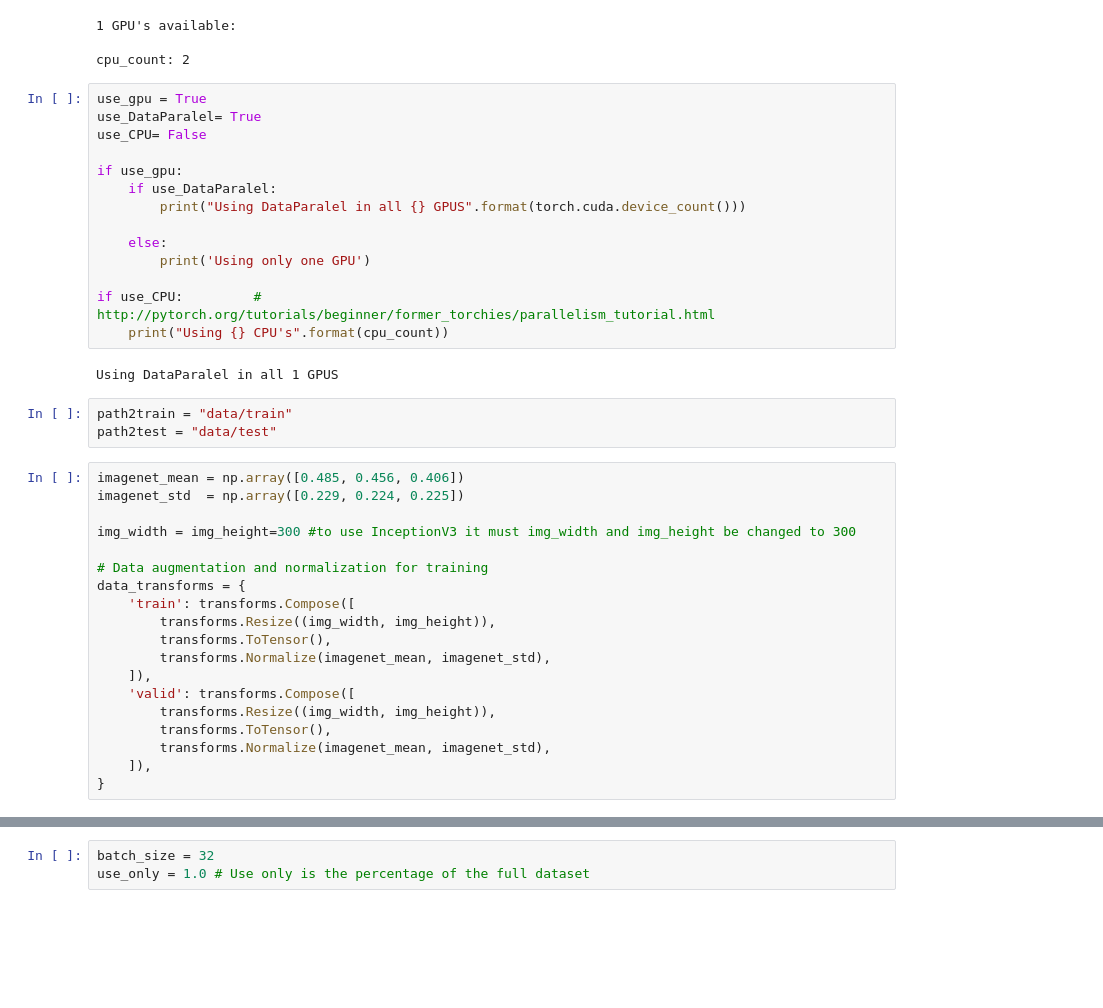
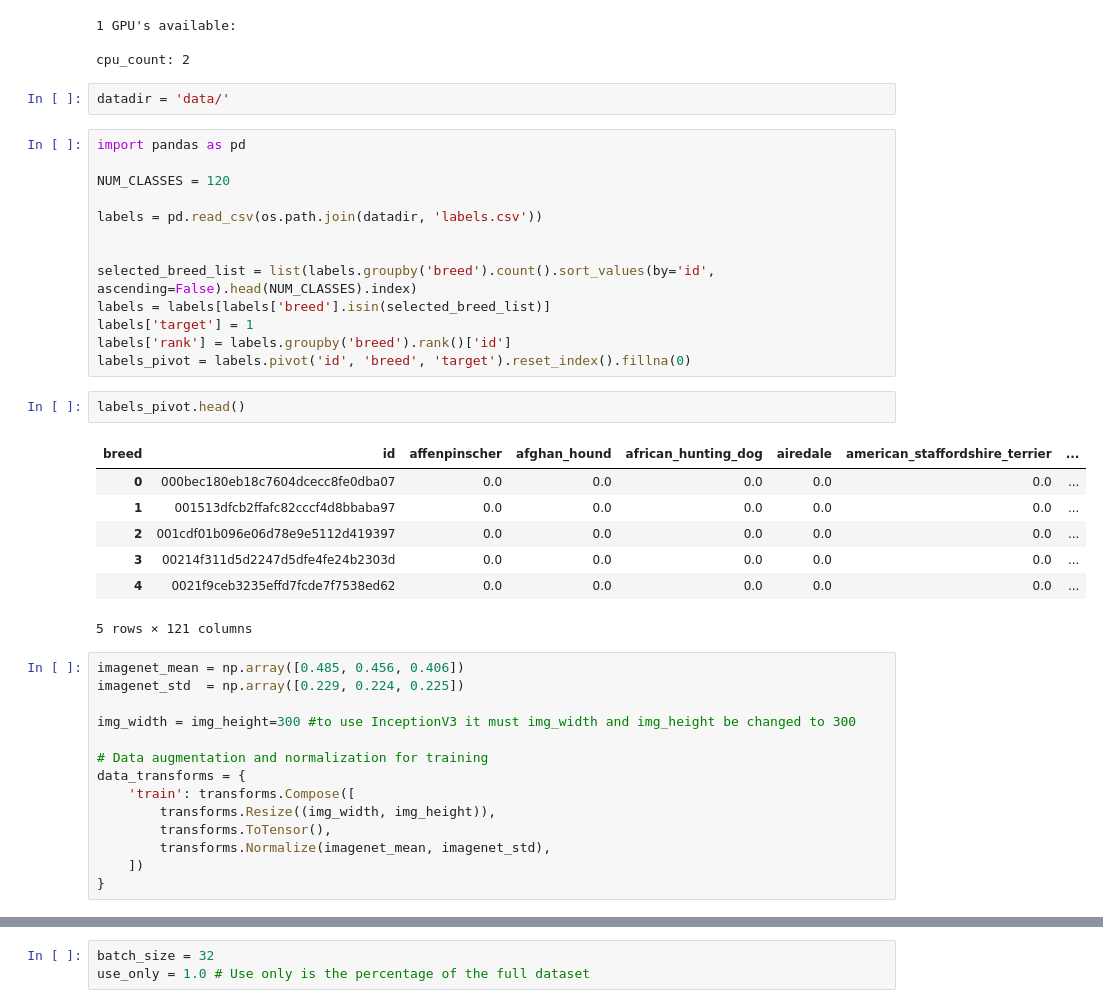
Before and after one commit to RenatoBMLR/Kraggle, a Jupyter notebook: Dog-Breed-Identification/dog_breed_identification.ipynb, the cells around one changed output, grey strips where cells are left out. Drawn from its saved outputs; the diff is of its cells as text; blank space fills up the shorter version.

```diff
--- a/Dog-Breed-Identification/dog_breed_identification.ipynb
+++ b/Dog-Breed-Identification/dog_breed_identification.ipynb
@@ -62,25 +65,31 @@ print("\ncpu_count: {}".format(cpu_count))
 1 GPU's available:
 
 cpu_count: 2
-# %%
-use_gpu = True
-use_DataParalel= True
-use_CPU= False
-
-if use_gpu:
-    if use_DataParalel:
-        print("Using DataParalel in all {} GPUS".format(torch.cuda.device_count()))
-
-    else:
-        print('Using only one GPU')
-
-if use_CPU:         # http://pytorch.org/tutorials/beginner/former_torchies/parallelism_tutorial.html
-    print("Using {} CPU's".format(cpu_count))
-# %% [output]
-Using DataParalel in all 1 GPUS
-# %%
-path2train = "data/train"
-path2test = "data/test"
+# %%
+datadir = 'data/'
+# %%
+import pandas as pd
+
+NUM_CLASSES = 120
+
+labels = pd.read_csv(os.path.join(datadir, 'labels.csv'))
+
+
+selected_breed_list = list(labels.groupby('breed').count().sort_values(by='id', ascending=False).head(NUM_CLASSES).index)
+labels = labels[labels['breed'].isin(selected_breed_list)]
+labels['target'] = 1
+labels['rank'] = labels.groupby('breed').rank()['id']
+labels_pivot = labels.pivot('id', 'breed', 'target').reset_index().fillna(0)
+# %%
+labels_pivot.head()
+# %% [output]
+| breed | id | affenpinscher | afghan_hound | african_hunting_dog | airedale | american_staffordshire_terrier | ... |
+| 0 | 000bec180eb18c7604dcecc8fe0dba07 | 0.0 | 0.0 | 0.0 | 0.0 | 0.0 | ... |
+| 1 | 001513dfcb2ffafc82cccf4d8bbaba97 | 0.0 | 0.0 | 0.0 | 0.0 | 0.0 | ... |
+| 2 | 001cdf01b096e06d78e9e5112d419397 | 0.0 | 0.0 | 0.0 | 0.0 | 0.0 | ... |
+| 3 | 00214f311d5d2247d5dfe4fe24b2303d | 0.0 | 0.0 | 0.0 | 0.0 | 0.0 | ... |
+| 4 | 0021f9ceb3235effd7fcde7f7538ed62 | 0.0 | 0.0 | 0.0 | 0.0 | 0.0 | ... |
+5 rows × 121 columns
 # %%
 imagenet_mean = np.array([0.485, 0.456, 0.406])
 imagenet_std  = np.array([0.229, 0.224, 0.225])
@@ -93,10 +102,5 @@ data_transforms = {
         transforms.Resize((img_width, img_height)),
         transforms.ToTensor(),
         transforms.Normalize(imagenet_mean, imagenet_std),
-    ]),
-    'valid': transforms.Compose([
-        transforms.Resize((img_width, img_height)),
-        transforms.ToTensor(),
-        transforms.Normalize(imagenet_mean, imagenet_std),
-    ]),
+    ])
 }
```
Also changed, not shown: parts of 21 cells of this notebook.
